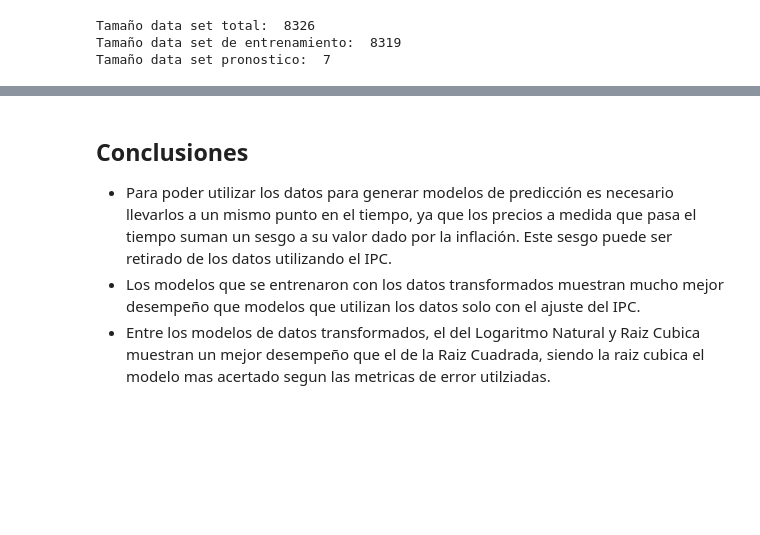
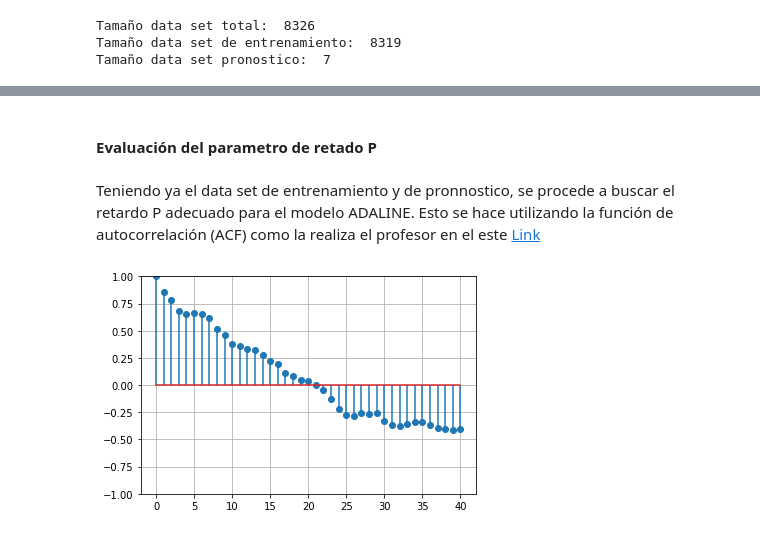
Before and after one commit to ANN-2019-2/evaluacion-nfbarcob03, a Jupyter notebook: 01-precios.ipynb, the cells around one changed output, grey strips where cells are left out. Cells and saved outputs as stored; diff of their text form; code cells hidden in the pictures; blank space fills up the shorter version.

Commit message:
punto 1 y 2 listos
punto 1 y 2 listos

```diff
--- a/01-precios.ipynb
+++ b/01-precios.ipynb
@@ -602,5 +446,13 @@ Para la transformacion transformacionRaizCubica el error de la suma del residual
-# %% [markdown]
-## Conclusiones
-- Para poder utilizar los datos para generar modelos de predicción es necesario llevarlos a un mismo punto en el tiempo, ya que los precios a medida que pasa el tiempo suman un sesgo a su valor dado por la inflación. Este sesgo puede ser retirado de los datos utilizando el IPC.
-- Los modelos que se entrenaron con los datos transformados muestran mucho mejor desempeño que modelos que utilizan los datos solo con el ajuste del IPC.
-- Entre los modelos de datos transformados, el del Logaritmo Natural y Raiz Cubica muestran un mejor desempeño que el de la Raiz Cuadrada, siendo la raiz cubica el modelo mas acertado segun las metricas de error utilziadas.
+# %% [markdown]
+#### Evaluación del parametro de retado P
+# %% [markdown]
+Teniendo ya el data set de entrenamiento y de pronnostico, se procede a buscar el retardo P adecuado para el modelo ADALINE. Esto se hace utilizando la función de autocorrelación (ACF) como la realiza el profesor en el este [Link](https://jdvelasq.github.io/courses/notebooks/sklearn/adaline/1-03-pronostico-airline.html)
+# %%
+from statsmodels.tsa.stattools import acf
+
+acf_data = acf(dataEntrenamiento['precioPromedioDiaNormalizado'][-100:], fft=False)
+plt.stem(range(len(acf_data)), acf_data, use_line_collection=True)
+plt.ylim(-1, 1);
+plt.grid();
+# %% [output]
+[figure, added]
```
Also changed, not shown: parts of 96 cells of this notebook, 1 other file.
